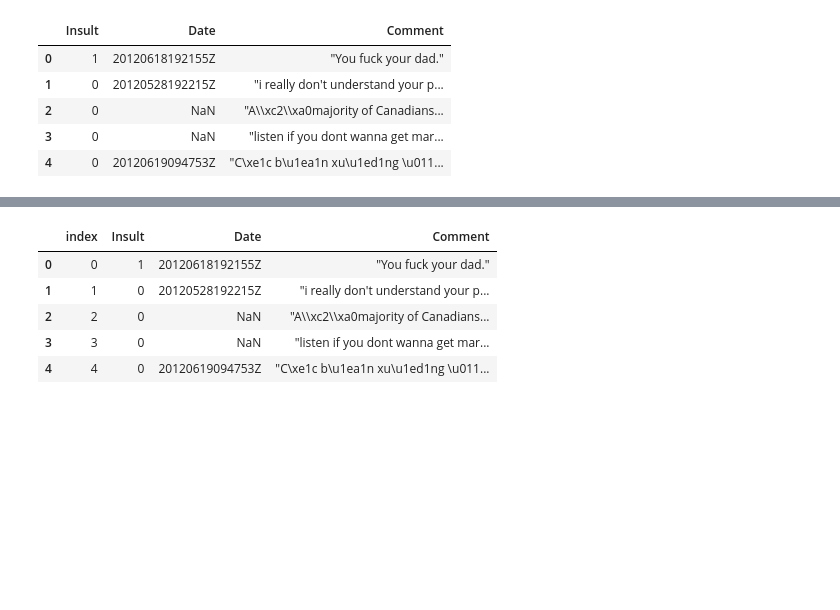
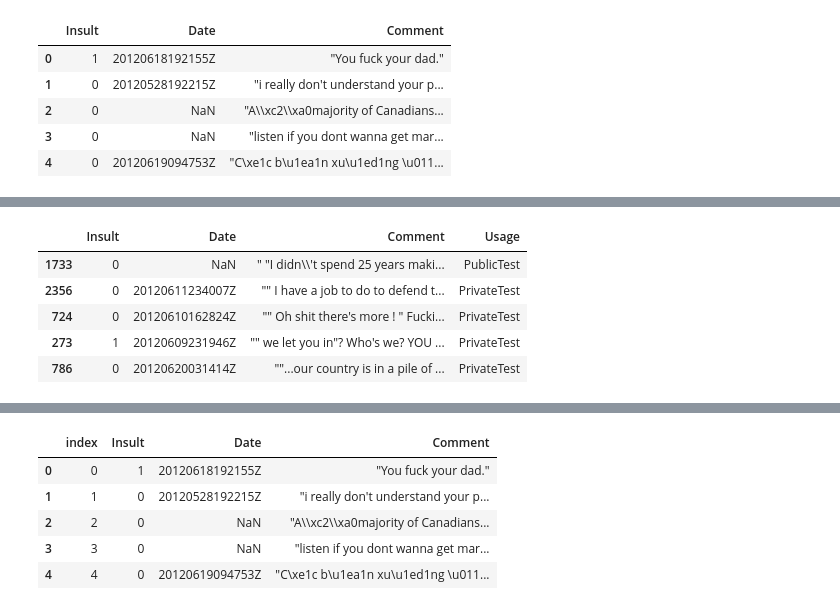
Before and after one commit to amirnasri/Data-Science, a Jupyter notebook: Kaggle/Detecting_Insult/basic.ipynb, the cells around one changed output, grey strips where cells are left out. Drawn from its saved outputs; the diff is of its cells as text; code cells hidden in the pictures; blank space fills up the shorter version.

```diff
--- a/Kaggle/Detecting_Insult/basic.ipynb
+++ b/Kaggle/Detecting_Insult/basic.ipynb
@@ -21,0 +32,9 @@ test = pd.read_csv("data/test.csv")
+# %%
+test_with_solutions.sort_values(by='Comment').head()
+# %% [output]
+|  | Insult | Date | Comment | Usage |
+| 1733 | 0 | NaN | " "I didn\\'t spend 25 years maki... | PublicTest |
+| 2356 | 0 | 20120611234007Z | "" I have a job to do to defend t... | PrivateTest |
+| 724 | 0 | 20120610162824Z | "" Oh shit there's more ! " Fucki... | PrivateTest |
+| 273 | 1 | 20120609231946Z | "" we let you in"? Who's we? YOU ... | PrivateTest |
+| 786 | 0 | 20120620031414Z | ""...our country is in a pile of ... | PrivateTest |
```
Also changed, not shown: parts of 16 cells of this notebook.
